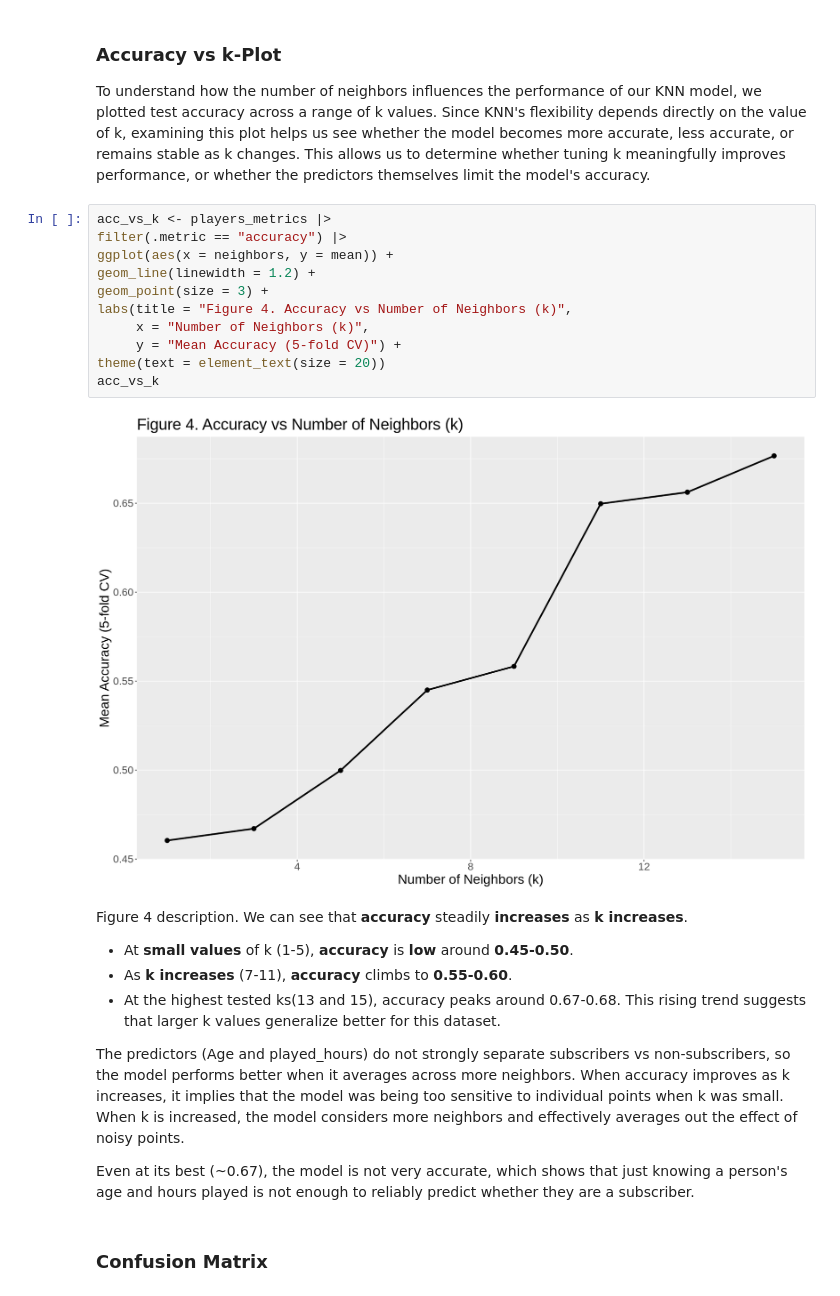
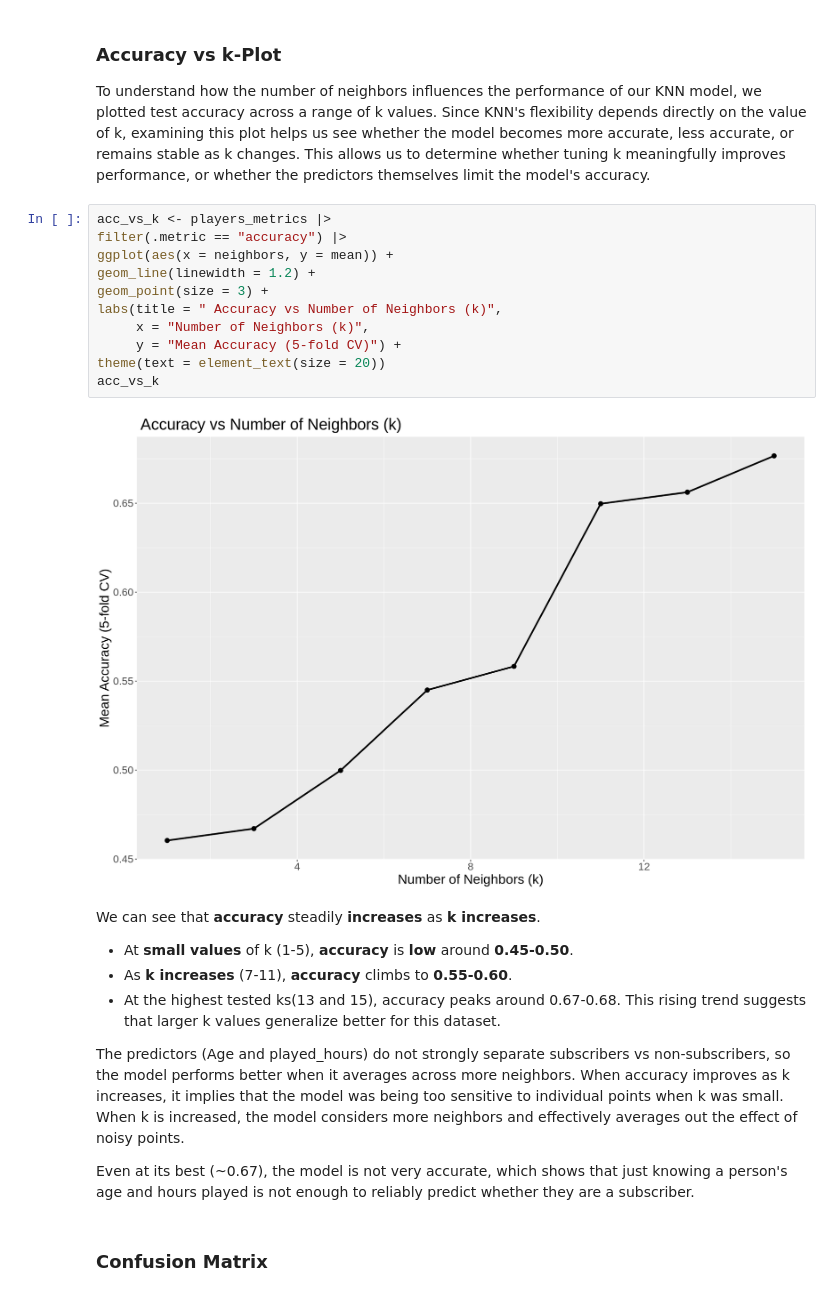
Before and after one commit to yunan-Deng/data_science_100_group33, a Jupyter notebook: Final Project Report.ipynb, the cells around one changed output. Saved outputs shown, nothing was run; the diff lists cells and outputs as text.

```diff
--- a/Final Project Report.ipynb
+++ b/Final Project Report.ipynb
@@ -354,18 +356,18 @@ To understand how the number of neighbors influences the performance of our KNN
 # %%
 acc_vs_k <- players_metrics |>
 filter(.metric == "accuracy") |>
 ggplot(aes(x = neighbors, y = mean)) +
 geom_line(linewidth = 1.2) +
 geom_point(size = 3) +
-labs(title = "Figure 4. Accuracy vs Number of Neighbors (k)",
+labs(title = " Accuracy vs Number of Neighbors (k)",
      x = "Number of Neighbors (k)",
      y = "Mean Accuracy (5-fold CV)") +
 theme(text = element_text(size = 20))
 acc_vs_k
 # %% [output]
-[figure, old version]
+[figure, new version]
 # %% [markdown]
-Figure 4 description. We can see that **accuracy** steadily **increases** as **k increases**.
+We can see that **accuracy** steadily **increases** as **k increases**.
 - At **small values** of k (1-5), **accuracy** is **low** around **0.45-0.50**.
 - As **k increases** (7-11), **accuracy** climbs to **0.55-0.60**.
 - At the highest tested ks(13 and 15), accuracy peaks around 0.67-0.68.
```
Also changed, not shown: parts of 7 cells of this notebook.
